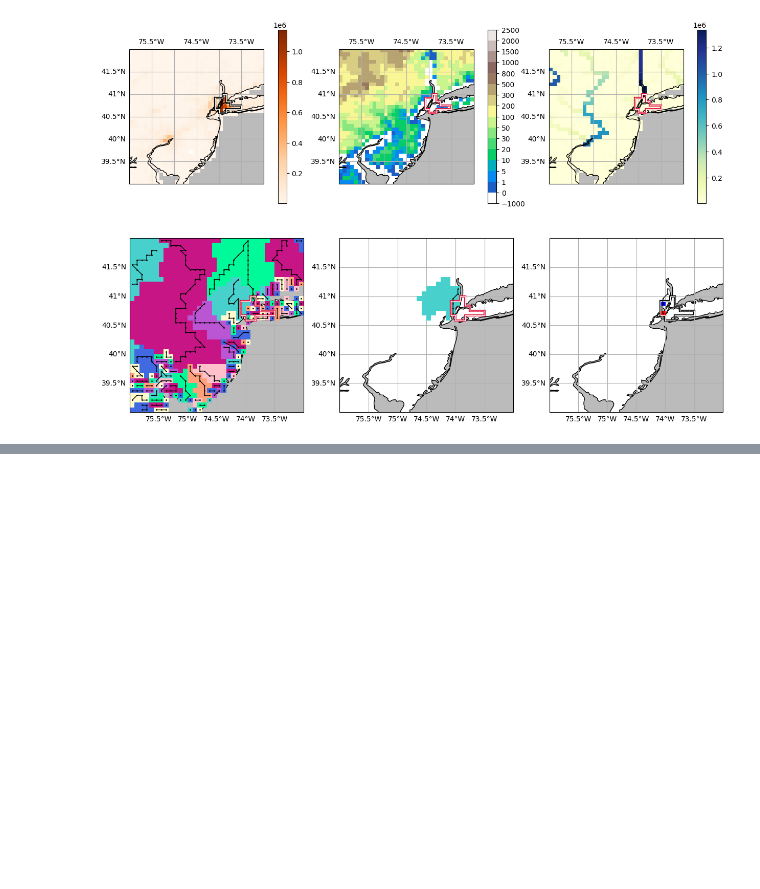
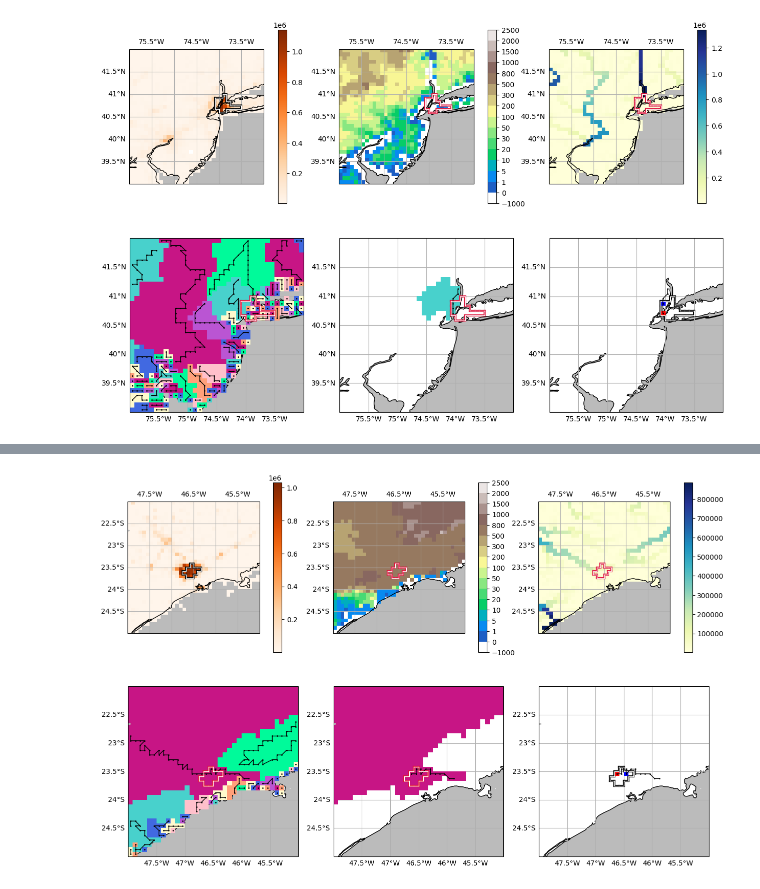
Before and after one commit to HalKiyo/h08_urban, a Jupyter notebook: region/pst/comparison_HE_2021.ipynb, the cells around one changed output, grey strips where cells are left out. Drawn from its saved outputs; the diff is of its cells as text; code cells hidden in the pictures; blank space fills up the shorter version.

```diff
--- a/region/pst/comparison_HE_2021.ipynb
+++ b/region/pst/comparison_HE_2021.ipynb
@@ -1164,0 +1166,4 @@ subfigure(city_num=7, left=-76, right=-73, bottom=39, top=42)
+# %%
+subfigure(city_num=5, left=-48, right=-45, bottom=-25, top=-22)
+# %% [output]
+[figure, added]
```
Also changed, not shown: parts of 1 cell of this notebook.
